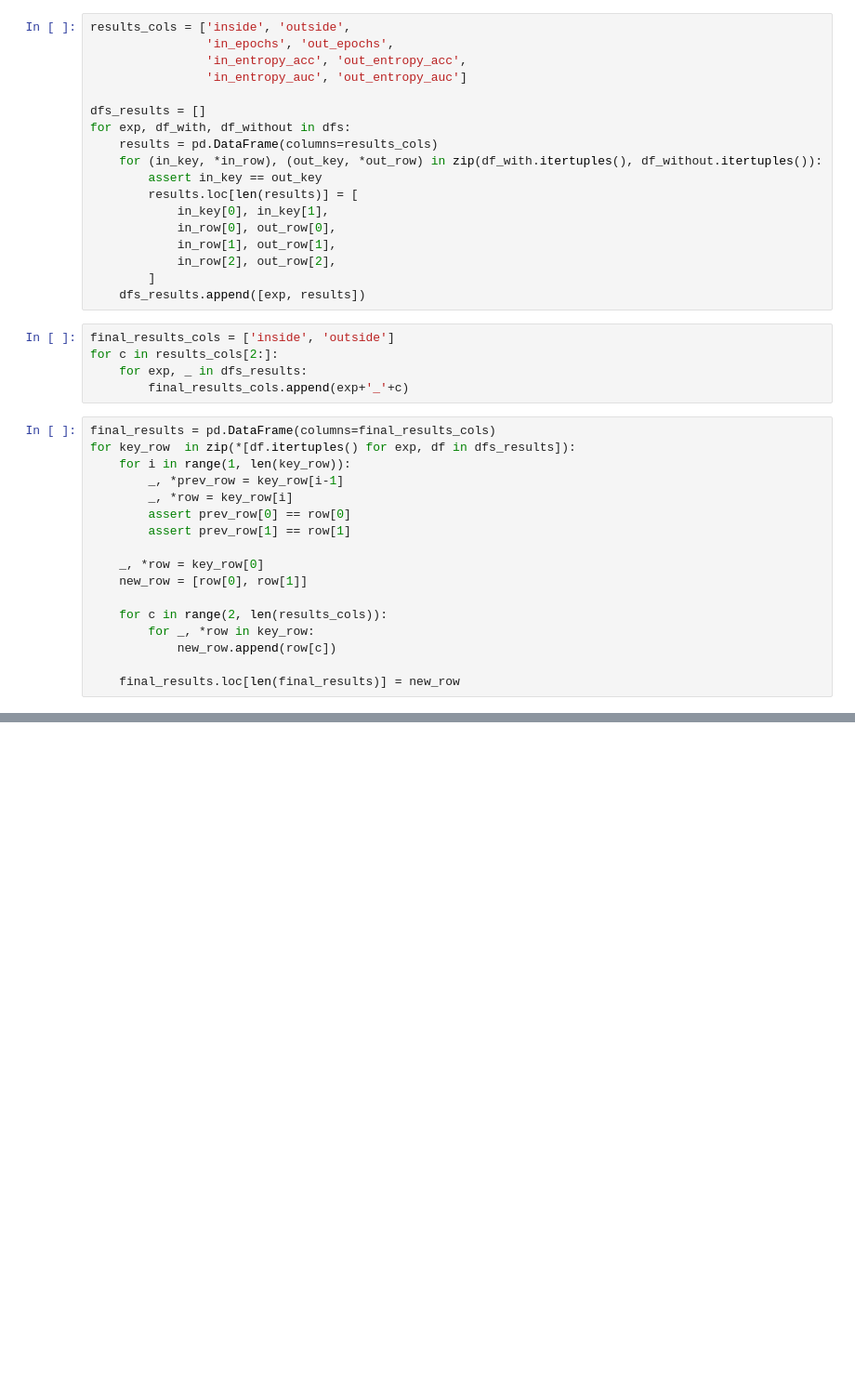
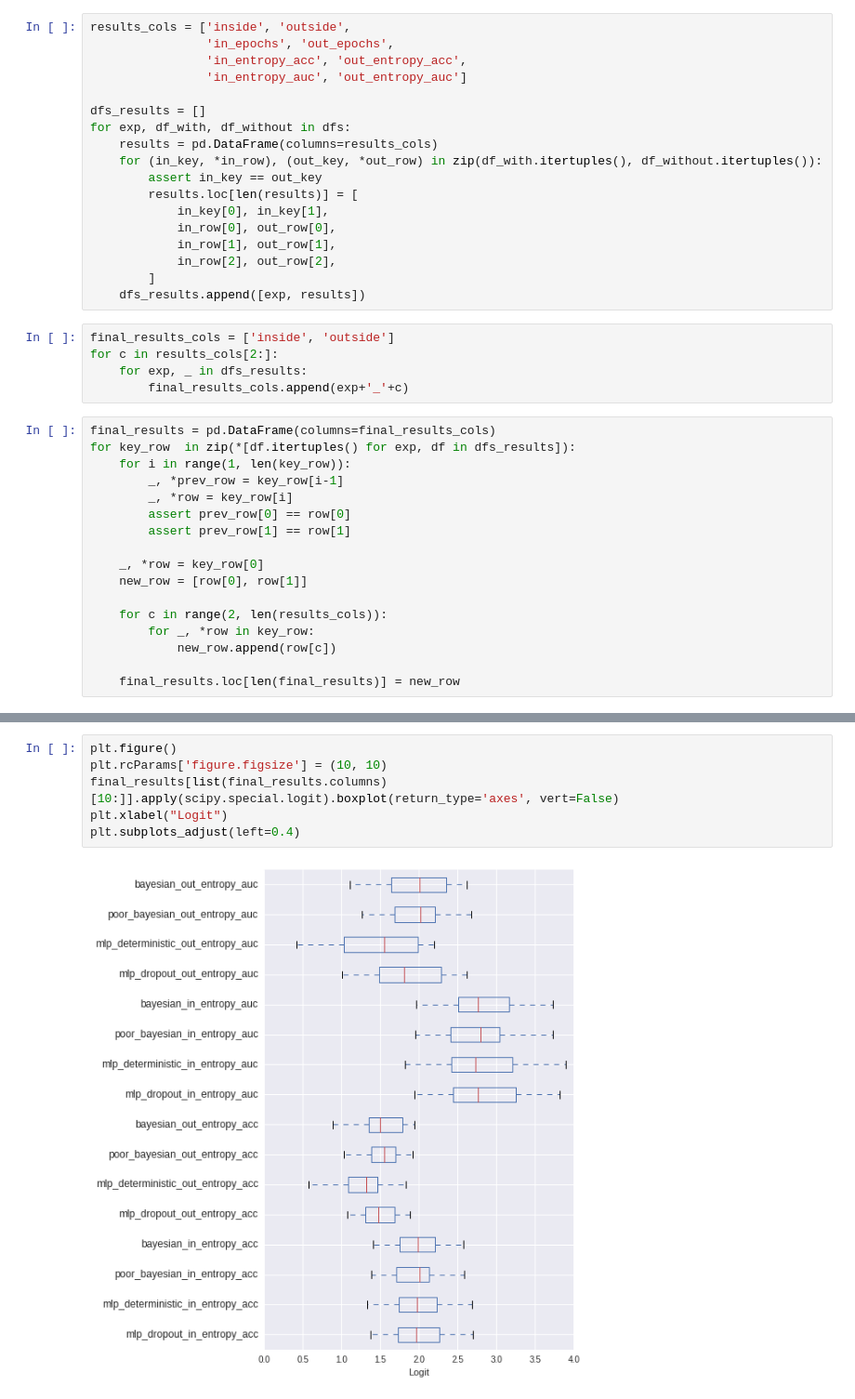
Before and after one commit to ramon-oliveira/deepstats, a Jupyter notebook: mnist_results/join_results_anova.ipynb, the cells around one changed output, grey strips where cells are left out. Shown at 93% size. Drawn from its saved outputs; the diff is of its cells as text; blank space fills up the shorter version.

```diff
--- a/mnist_results/join_results_anova.ipynb
+++ b/mnist_results/join_results_anova.ipynb
@@ -92,3 +98,11 @@ plt.subplots_adjust(left=0.4)
+# %%
+plt.figure()
+plt.rcParams['figure.figsize'] = (10, 10)
+final_results[list(final_results.columns)[10:]].apply(scipy.special.logit).boxplot(return_type='axes', vert=False)
+plt.xlabel("Logit")
+plt.subplots_adjust(left=0.4)
+# %% [output]
+[figure, added]
 # %%
 plt.figure()
 plt.rcParams['figure.figsize'] = (10, 5)
```
Also changed, not shown: parts of 18 cells of this notebook, 4 other files.
